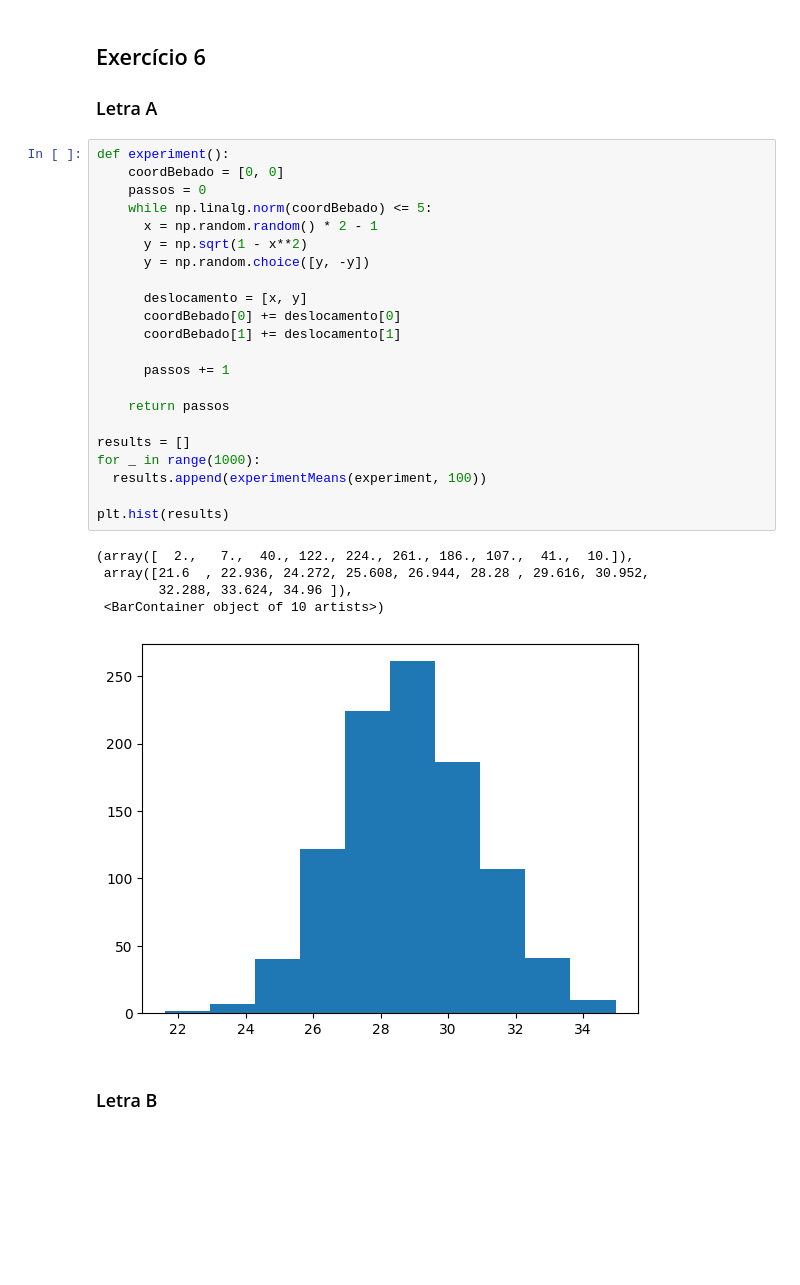
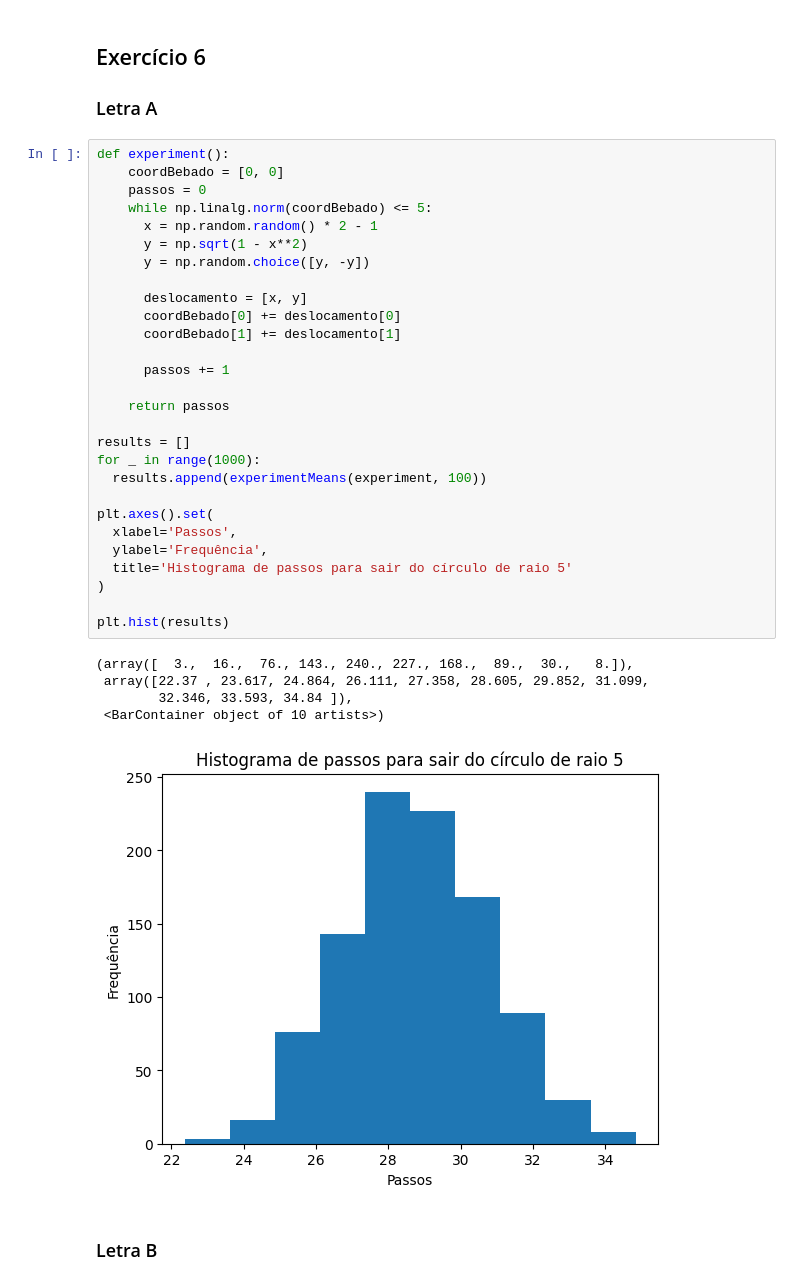
Before and after one commit to guilhermehalvescode/UFU-BCC, a Jupyter notebook: 6p/ms/listas/Lista1.ipynb, the cells around one changed output. Drawn from its saved outputs; the diff is of its cells as text; blank space fills up the shorter version.

```diff
--- a/6p/ms/listas/Lista1.ipynb
+++ b/6p/ms/listas/Lista1.ipynb
@@ -181,31 +195,37 @@ plt.plot(results)
 # %%
 def experiment():
     coordBebado = [0, 0]
     passos = 0
     while np.linalg.norm(coordBebado) <= 5:
       x = np.random.random() * 2 - 1
       y = np.sqrt(1 - x**2)
       y = np.random.choice([y, -y])
 
       deslocamento = [x, y]
       coordBebado[0] += deslocamento[0]
       coordBebado[1] += deslocamento[1]
 
       passos += 1
 
     return passos
 
 results = []
 for _ in range(1000):
   results.append(experimentMeans(experiment, 100))
 
+plt.axes().set(
+  xlabel='Passos',
+  ylabel='Frequência',
+  title='Histograma de passos para sair do círculo de raio 5'
+)
+
 plt.hist(results)
 # %% [output]
-(array([  2.,   7.,  40., 122., 224., 261., 186., 107.,  41.,  10.]),
- array([21.6  , 22.936, 24.272, 25.608, 26.944, 28.28 , 29.616, 30.952,
-        32.288, 33.624, 34.96 ]),
+(array([  3.,  16.,  76., 143., 240., 227., 168.,  89.,  30.,   8.]),
+ array([22.37 , 23.617, 24.864, 26.111, 27.358, 28.605, 29.852, 31.099,
+        32.346, 33.593, 34.84 ]),
  <BarContainer object of 10 artists>)
-[figure, old version]
+[figure, new version]
 # %% [markdown]
 ### Letra B
 # %%
```
Also changed, not shown: parts of 7 cells of this notebook.
